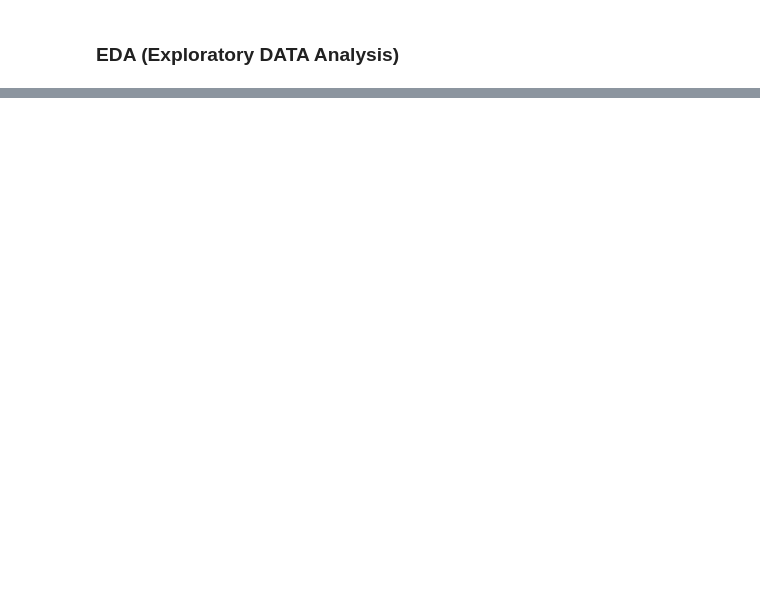
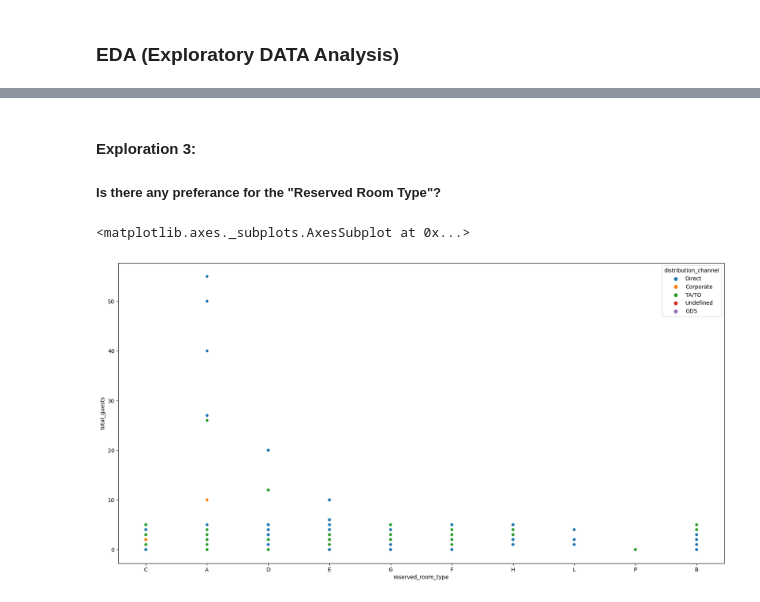
Before and after one commit to anildatascientist/Hotel_Booking_Analysis, a Jupyter notebook: From_Scratch_EDA_Hotel_Booking_.ipynb, the cells around one changed output, grey strips where cells are left out. Drawn from its saved outputs; the diff is of its cells as text; code cells hidden in the pictures; blank space fills up the shorter version.

```diff
--- a/From_Scratch_EDA_Hotel_Booking_.ipynb
+++ b/From_Scratch_EDA_Hotel_Booking_.ipynb
@@ -301,0 +381,9 @@ hotel_df_new.shape
+# %% [markdown]
+#### <b> Exploration 3:
+
+##### <b> Is there any preferance for the "Reserved Room Type"?
+# %%
+sns.scatterplot(data = hotel_df_new, x = 'reserved_room_type', y = 'total_guests', hue='distribution_channel')
+# %% [output]
+<matplotlib.axes._subplots.AxesSubplot at 0x...>
+[figure, added]
```
Also changed, not shown: parts of 22 cells of this notebook.
